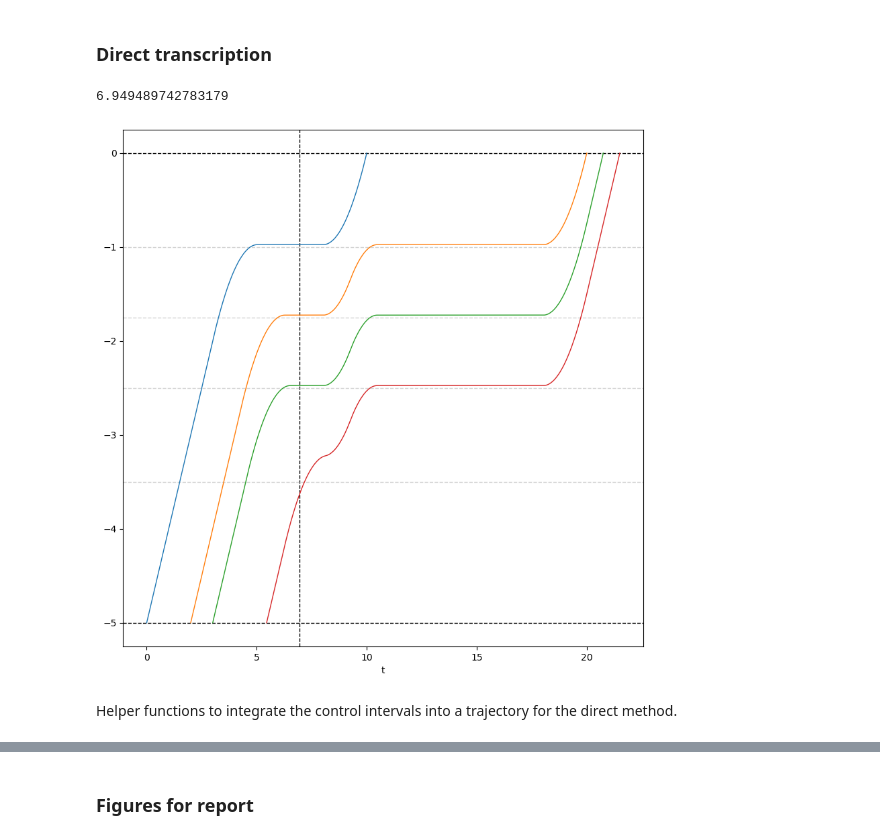
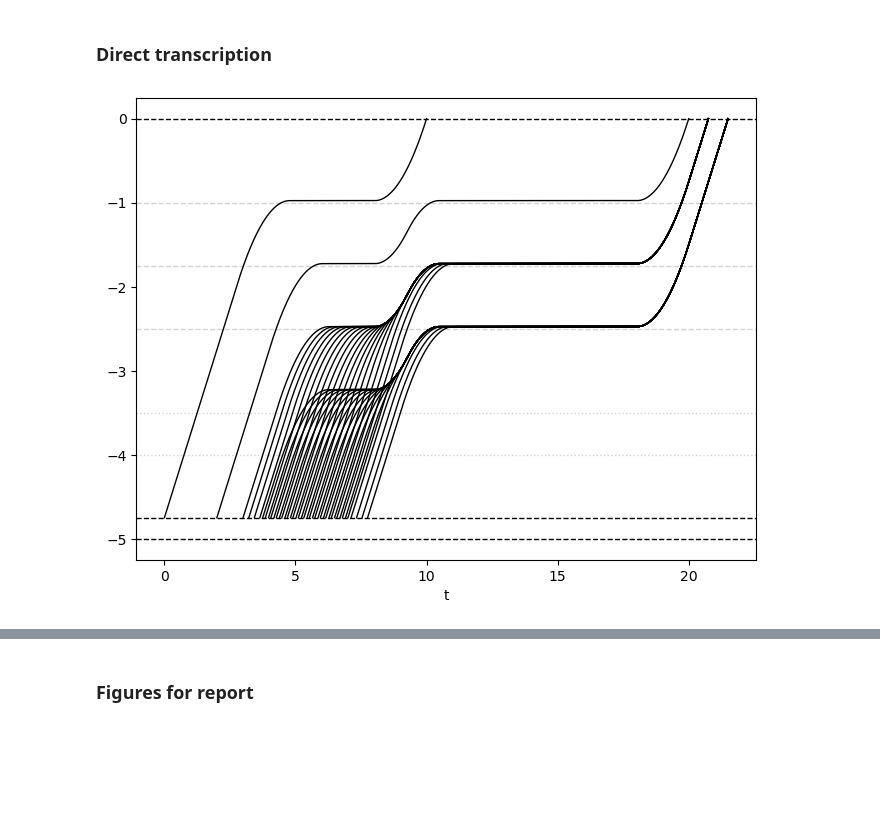
Before and after one commit to jeroenvanriel/traffic-scheduling, a Jupyter notebook: motion/explicit_direct_approach.ipynb, the cells around one changed output, grey strips where cells are left out. Cells and saved outputs as stored; diff of their text form; code cells hidden in the pictures; blank space fills up the shorter version.

Commit message:
document and clean up 'motion' directory

```diff
--- a/motion/explicit_direct_approach.ipynb
+++ b/motion/explicit_direct_approach.ipynb
@@ -16,12 +16,13 @@ Lane between two intersections with capacity for a single waiting vehicle. We wa
 # %%
 params = {
-    'vmax': 1,       # full velocity at crossing
-    'amax': 0.5,     # maximum acceleration/deceleration
+    'vmax': 1,       # maximum velocity (without loss of generality)
+    'amax': 0.5,     # maximum acceleration/deceleration (symmetric bounds by assumption)
     'L': 0.75,       # follow distance = vehicle length
-    'W': 0.25,       # vehicle width
+    'W': 0.25,       # vehicle width = lane width
     'D': 5,          # length of lane
     'dt': 0.01,      # direct transcription time-step size
 }
+params['p0'] = -params['D'] + params['W']     # initial position
 params['l'] = params['L']                     # follow distance
 params['rho'] = params['L'] / params['vmax']  # follow time
 
@@ -45,12 +64,15 @@ pa = - 2 * acceleration_distance - (capacity - 1) * L
 def draw_guiding_lines(intervals=None):
     # draw buffer positions
     for i in range(capacity):
-        plt.axhline(y=- acceleration_distance - i * L, color='lightgrey', linestyle='--', lw=1)
+        plt.axhline(y=- acceleration(df) - i * L, color='lightgrey', linestyle='--', lw=1)
     # deceleration for first waiting position
-    plt.axhline(y=pa, color='lightgrey', linestyle='--', lw=1)
+    plt.axhline(y=pa, color='lightgrey', linestyle=':', lw=1)
+    # earliest deceleration position
+    plt.axhline(y=p0 + L, color='lightgrey', linestyle=':', lw=1)
     # intersection v and w
-    plt.axhline(y=p0, color='k', linestyle='--', lw=1)
-    plt.axhline(y=0, color='k', linestyle='--', lw=1)
+    plt.axhline(y=p0 - W, color='k', linestyle='--', lw=1) # start of v
+    plt.axhline(y=p0, color='k', linestyle='--', lw=1) # end of v
+    plt.axhline(y=0, color='k', linestyle='--', lw=1)  # start of w
 
     if intervals is not None:
         for a, b in intervals:
@@ -59,10 +81,9 @@ def draw_guiding_lines(intervals=None):
 # %% [markdown]
 ### Direct transcription
 # %%
-def generate_tandem_trajectories(y, params):
+def generate_tandem_trajectories(y, params, prev=None):
     dt = params['dt']
     trajectories = []
-    prev = None
     for start, end in y:
         yv = int(math.ceil(start / dt))
         yw = int(math.ceil(end / dt))
@@ -71,7 +92,8 @@ def generate_tandem_trajectories(y, params):
             # extract the relevant steps from prev trajectory
             prev = prev[prev['t'] >= yv * dt]['x'].to_numpy()
 
-        x = motion_synthesize(yw - yv + 1, prev=prev, **params)
+        with io.capture_output() as captured:
+            x = motion_synthesize(yw - yv + 1, prev=prev, **params)
         xd = pd.DataFrame(x, columns=['x'])
         xd['t'] = dt * np.array(range(yv, yw + 1))
         prev = xd.copy()
@@ -93,17 +102,15 @@ for trajectory in trajectories_alt:
 # %%
-start = 10 -df + 2 *ds - df - (D - 2 * acceleration_distance - 2 * L) / vmax
-print(start)
-y = [[0, 10], [2, 20], [3, 20.75], [start - 1.5, 21.5]]
-with io.capture_output() as captured:
-    trajectories = generate_tandem_trajectories(y, params)
+fig, ax = plt.subplots(figsize=(8, 6))
+draw_guiding_lines()
 
-fig, ax = plt.subplots(figsize=(10,10))
-plt.axvline(x=start, color='k', linestyle='--', lw=1)
-draw_guiding_lines()
-for trajectory in trajectories:
-    trajectory.plot(x='t', y='x', legend=False, ax=ax, lw=1)
+y = [[0, 10], [2, 20]]
+base = generate_tandem_trajectories(y, params)
+[tr.plot(x='t', y='x', legend=False, ax=ax, lw=1, c='k') for tr in base];
+
+for y1 in np.linspace(3, 7, num=20):
+    y = [[y1, 20.75], [y1 + 0.75, 21.5]]
+    trajects = generate_tandem_trajectories(y, params, prev=base[-1])
+    trajects[0].plot(x='t', y='x', legend=False, ax=ax, lw=1, c='k')
+    trajects[1].plot(x='t', y='x', legend=False, ax=ax, lw=1, c='k')
 # %% [output]
-6.949489742783179
-[figure, old version]
+[figure, new version]
-# %% [markdown]
-Helper functions to integrate the control intervals into a trajectory for the direct method.
```
Also changed, not shown: parts of 21 cells of this notebook, 5 other files.
